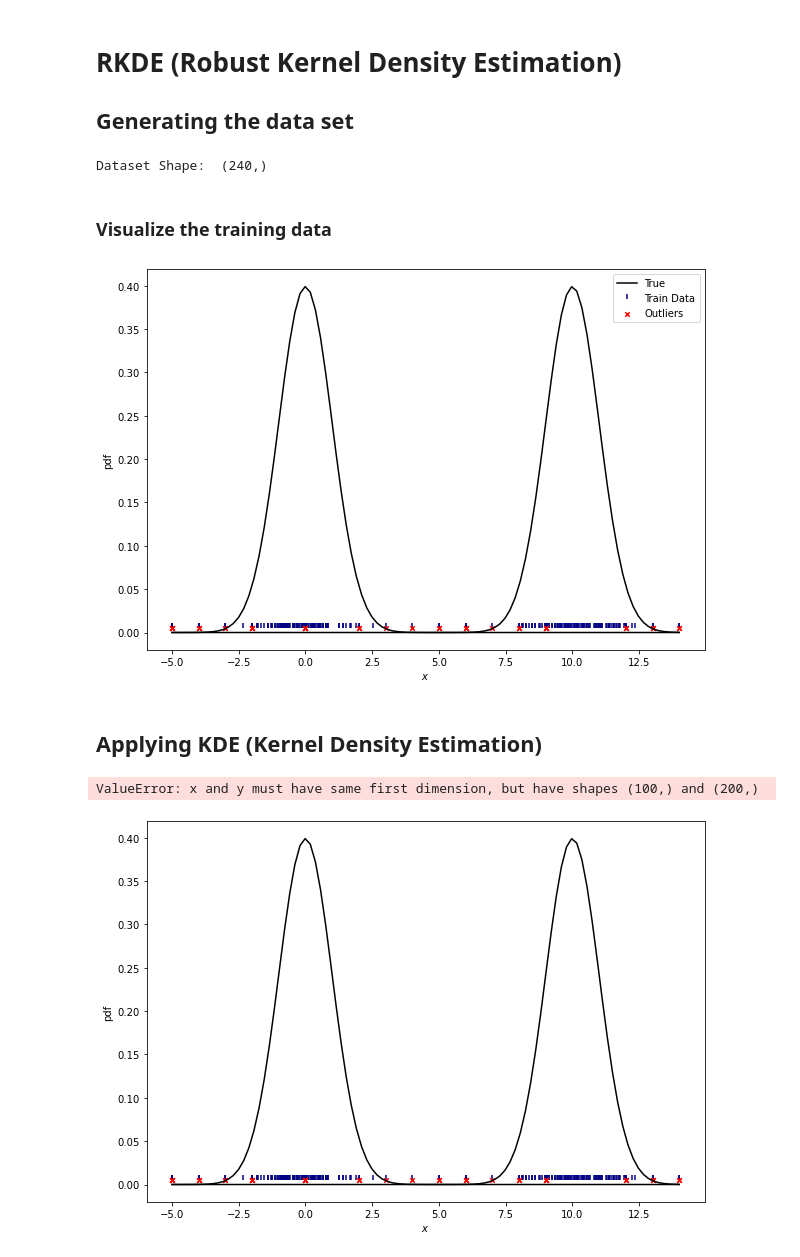
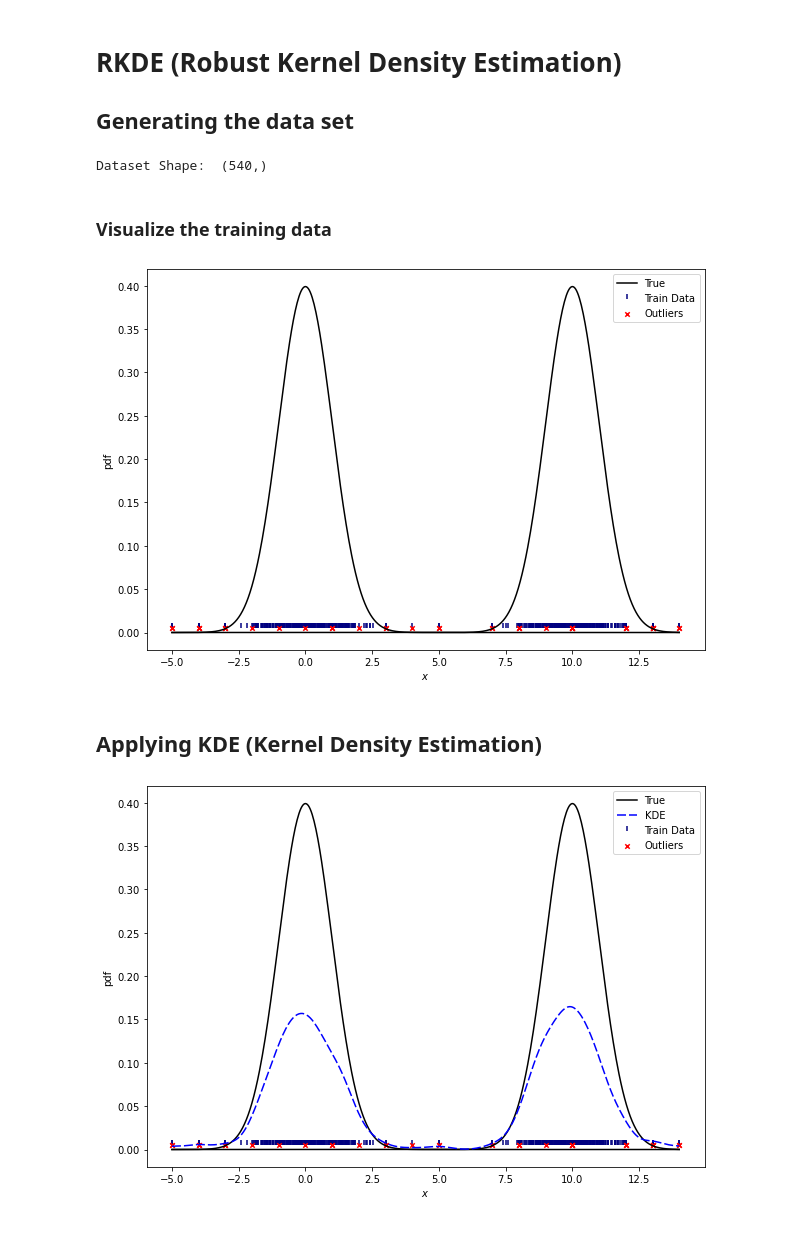
Before and after one commit to biad-iritie/RKDE_paper, a Jupyter notebook: RKDE.ipynb, the cells around one changed output. Saved outputs shown, nothing was run; the diff lists cells and outputs as text; code cells hidden in the pictures.

```diff
--- a/RKDE.ipynb
+++ b/RKDE.ipynb
@@ -7,7 +7,7 @@ import numpy as np
 import matplotlib.pyplot as plt
 
 # Define the number of points
-n_samples = 100
+n_samples = 250
 
 mu1, sigma1 = 0,1 # mean and variance
 mu2, sigma2 = 10,1
@@ -42,12 +42,13 @@ X = np.array(list(x1) + list(x2))
 X = np.append(X, outliers)
 np.random.shuffle(X)
 print("Dataset Shape: ", X.shape)
+n_samples_final = X.shape[0]
 # %% [output]
-Dataset Shape:  (240,)
+Dataset Shape:  (540,)
 # %% [markdown]
 ### Visualize the training data
 # %%
-bins = np.linspace(np.min(X),np.max(X),100)
+bins = np.linspace(np.min(X),np.max(X),n_samples_final)
 
 plt.figure(figsize=(10,7))
 plt.xlabel("$x$")
@@ -63,17 +64,17 @@ plt.plot(bins, pdf(mu2,sigma2,bins), color='black')
 plt.legend()
 plt.show()
 # %% [output]
-[figure, old version]
+[figure, new version]
 # %% [markdown]
 ## Applying KDE (Kernel Density Estimation)
 # %%
-def kernel_function(obs,givenData,variance,d=1):
+def kernel_function(obs,givenData,h,d=1):
     """ Kernel Function
 
     Parameters
     ----------
         obs (Int): Observation data
-        variance (Int): variance of the distribution
+        h (Int): variance of the distribution
         d (Int, optional): dimension
         givenData (Int): Gaussian value
 
@@ -81,10 +82,10 @@ def kernel_function(obs,givenData,variance,d=1):
     -------
         Int: kernel value
     """
-    result = np.exp((-1/2)* ((obs - givenData)/variance)**2)
+    result = (h**2 * 2*np.pi)**(-d/2) *np.exp((-1/2)* ((obs - givenData)/h)**2)
     return result
 
-def kernel_density_function(obs_data,givenData,variance=1,d=1):
+def kernel_density_function(obs_data,givenData,h=.1,d=1):
     '''Kernel Density Function
     Parameters
     ----------
@@ -95,36 +96,39 @@ def kernel_density_function(obs_data,givenData,variance=1,d=1):
 
     Returns
     -------
       Array: new data after applying kdf
     '''
     final_result = []
     # Size of the gaussian data
     size = len(givenData)
     for obs in obs_data:
         k_result = 0
         for g in givenData:
-            k_result +=  ((1/ (size * (variance**2 * 2*np.pi)**(d/2)))* kernel_function(obs,g,variance))
+            k_result +=  (1/size) * kernel_function(obs,g,h)
         final_result.append(k_result)
     return final_result
 
+""" variance = np.var(X)
+print(variance) """
+windows = (1/np.sqrt(n_samples_final)*10)
+X_kde = kernel_density_function(bins,X,windows)
+#X_kde2 = kernel_density_function(bins,(x2))
+
+##### PLOTING ##########
 plt.figure(figsize=(10,7))
 plt.xlabel("$x$")
 plt.ylabel("pdf")
 
 plt.scatter(X,[.005] * len(X), color='navy', s=30, marker=2, label="Train Data")
 plt.scatter(outliers,[.005] * len(outliers), color='red', s=20, marker='x', label="Outliers")
 
 plt.plot(bins, pdf(mu1,sigma1,bins), color='black', label="True")
 plt.plot(bins, pdf(mu2,sigma2,bins), color='black')
 
-X_kde = kernel_density_function(bins,(X),np.sqrt(sigma1))
-#X_kde2 = kernel_density_function(bins,(x2))
-
 plt.plot(bins, X_kde, color='blue', label="KDE", dashes=[6,2])
 #plt.plot(bins, X_kde2, color='blue', dashes=[6,2])
 
 plt.legend()
 plt.show()
 # %% [output]
-ValueError: x and y must have same first dimension, but have shapes (100,) and (200,)
-[figure, old version]
+[figure, new version]
```
Also changed, not shown: parts of 6 cells of this notebook.
